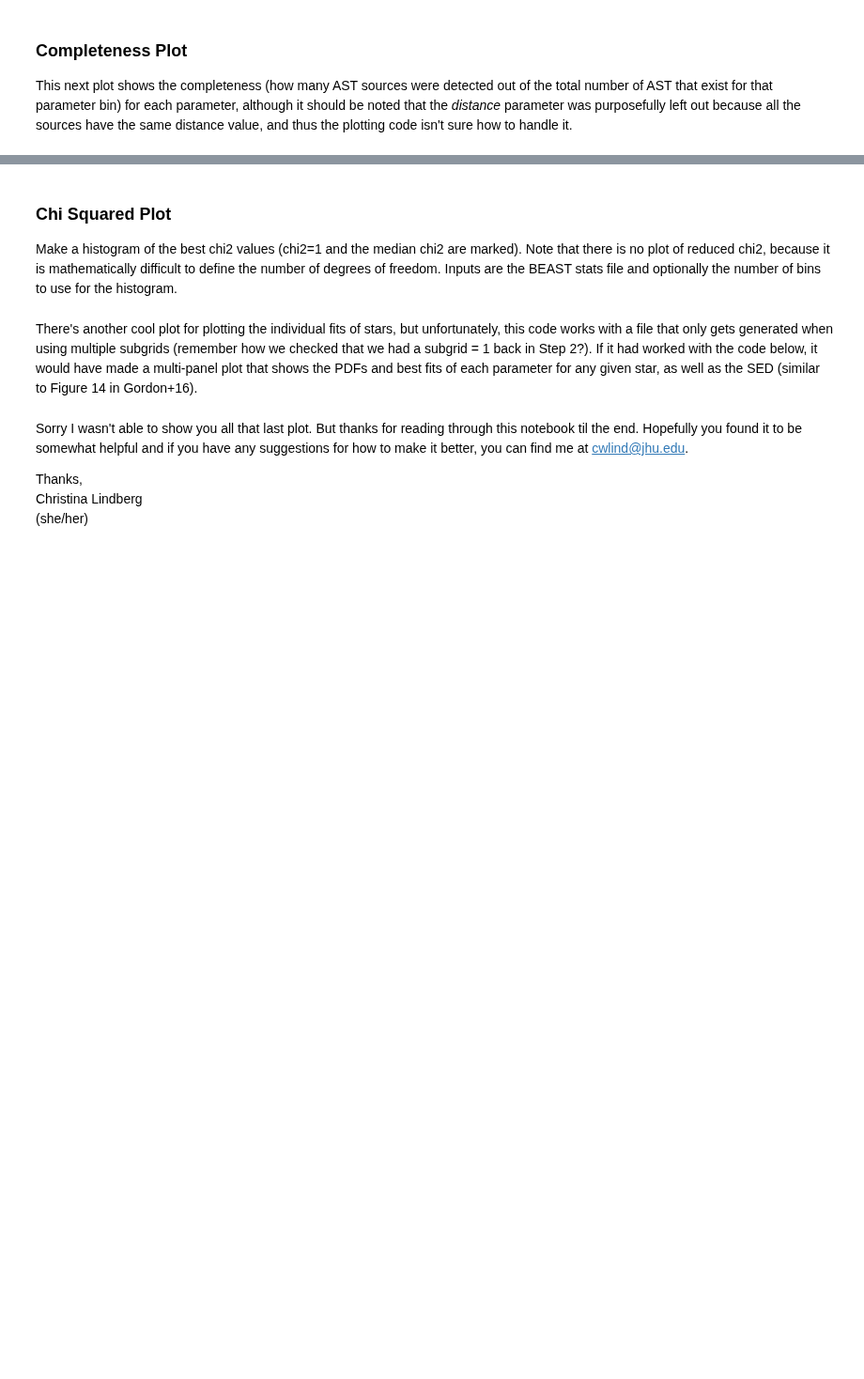
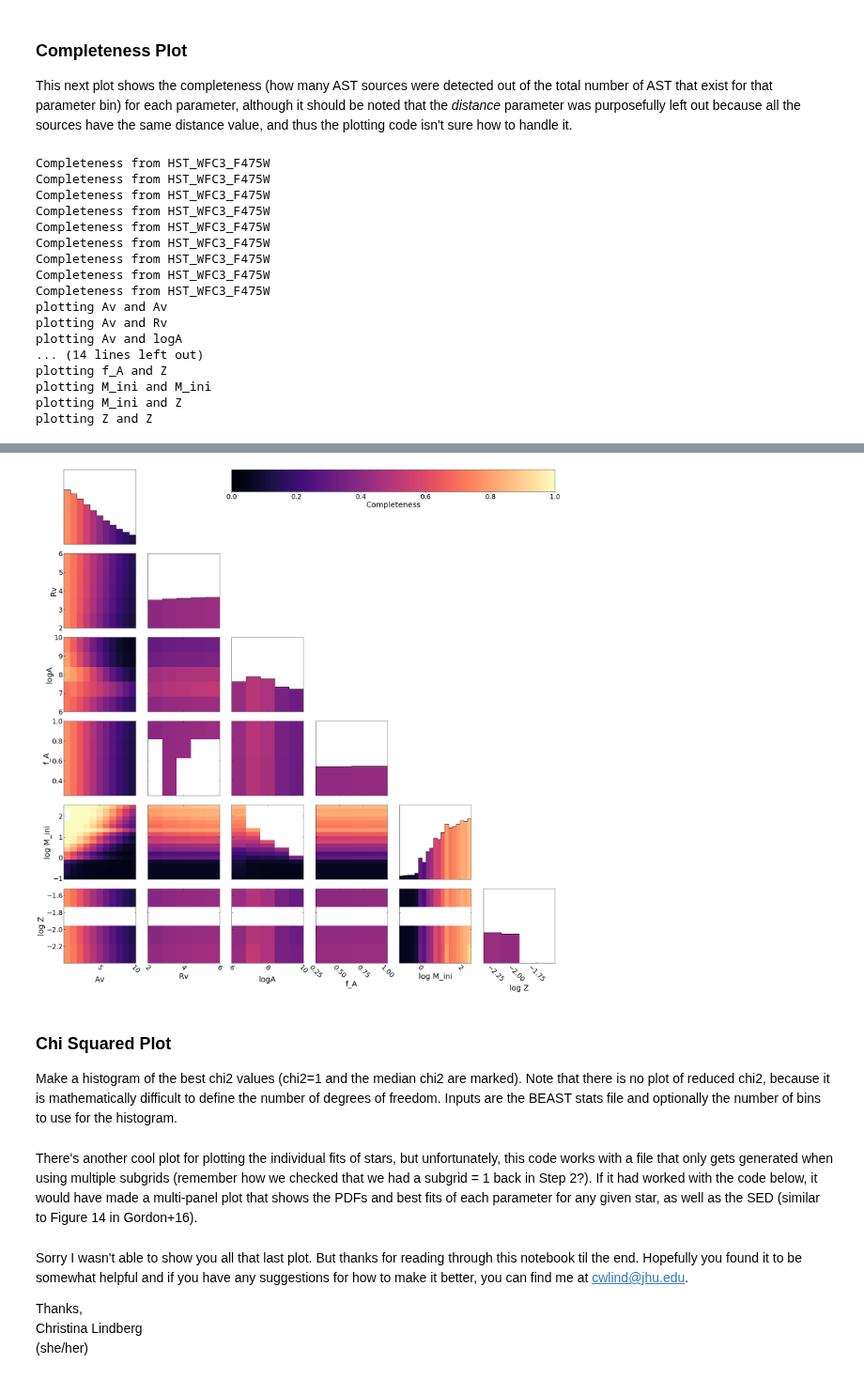
Before and after one commit to BEAST-Fitting/beast-examples, a Jupyter notebook: M31_Example/M31_workflow.ipynb, the cells around one changed output, grey strips where cells are left out. Shown at 94% size. Saved outputs shown, nothing was run; the diff lists cells and outputs as text; code cells hidden in the pictures; blank space fills up the shorter version.

```diff
--- a/M31_Example/M31_workflow.ipynb
+++ b/M31_Example/M31_workflow.ipynb
@@ -772,10 +749,13 @@ if len(glob.glob(file_dict["noise_trim_files"][0].replace('bin2_sub0','bin*_sub*
 
     for i, sub_files in enumerate(file_dict["noise_trim_files"]):
         # pull out physics grid
-        modelsedgrid = FileSEDGrid(model_grid_files[0])
+        modelsedgrid = SEDGrid(model_grid_files[0])
         # trim for each noise file separately
         noisemodel_vals = noisemodel.get_noisemodelcat(noise_files[i])
-        obsdata = datamodel.get_obscat(gst_file_cut, modelsedgrid.filters)
+        # read in the photometry catalog
+        obsdata = Observations(
+            settings.obsfile, settings.filters, obs_colnames=settings.obs_colnames
+        )
 
         # need to iterate over all the sub-bins
         trim_grid.trim_models(modelsedgrid, noisemodel_vals, obsdata, file_dict["modelsedgrid_trim_files"][i], file_dict["noise_trim_files"][i])
@@ -853,7 +1159,25 @@ This next plot shows the completeness (how many AST sources were detected out of
 # %%
-plot_completeness.plot_completeness(physgrid_list=file_dict["modelsedgrid_trim_files"],
+plot_completeness(physgrid_list=file_dict["modelsedgrid_trim_files"],
                                     noise_model_list=file_dict["noise_trim_files"],
                                     output_plot_filename="completeness_plot.pdf",
                                     param_list=['Av', 'Rv', 'logA', 'f_A', 'M_ini', 'Z'],
                                     #, 'distance'],
                                     compl_filter='F475W',)
+# %% [output]
+Completeness from HST_WFC3_F475W
+Completeness from HST_WFC3_F475W
+Completeness from HST_WFC3_F475W
+Completeness from HST_WFC3_F475W
+Completeness from HST_WFC3_F475W
+Completeness from HST_WFC3_F475W
+Completeness from HST_WFC3_F475W
+Completeness from HST_WFC3_F475W
+Completeness from HST_WFC3_F475W
+plotting Av and Av
+plotting Av and Rv
+plotting Av and logA
+... (14 lines left out)
+plotting f_A and Z
+plotting M_ini and M_ini
+plotting M_ini and Z
+plotting Z and Z
@@ -860,3 +1185,4 @@ plot_completeness.plot_completeness(physgrid_list=file_dict["modelsedgrid_trim_f
+[figure, added]
 # %% [markdown]
 ### Chi Squared Plot
 Make a histogram of the best chi2 values (chi2=1 and the median chi2 are marked). Note that there is no plot of reduced chi2, because it is mathematically difficult to define the number of degrees of freedom. Inputs are the BEAST stats file and optionally the number of bins to use for the histogram.
```
Also changed, not shown: parts of 48 cells of this notebook, 1 other file.
